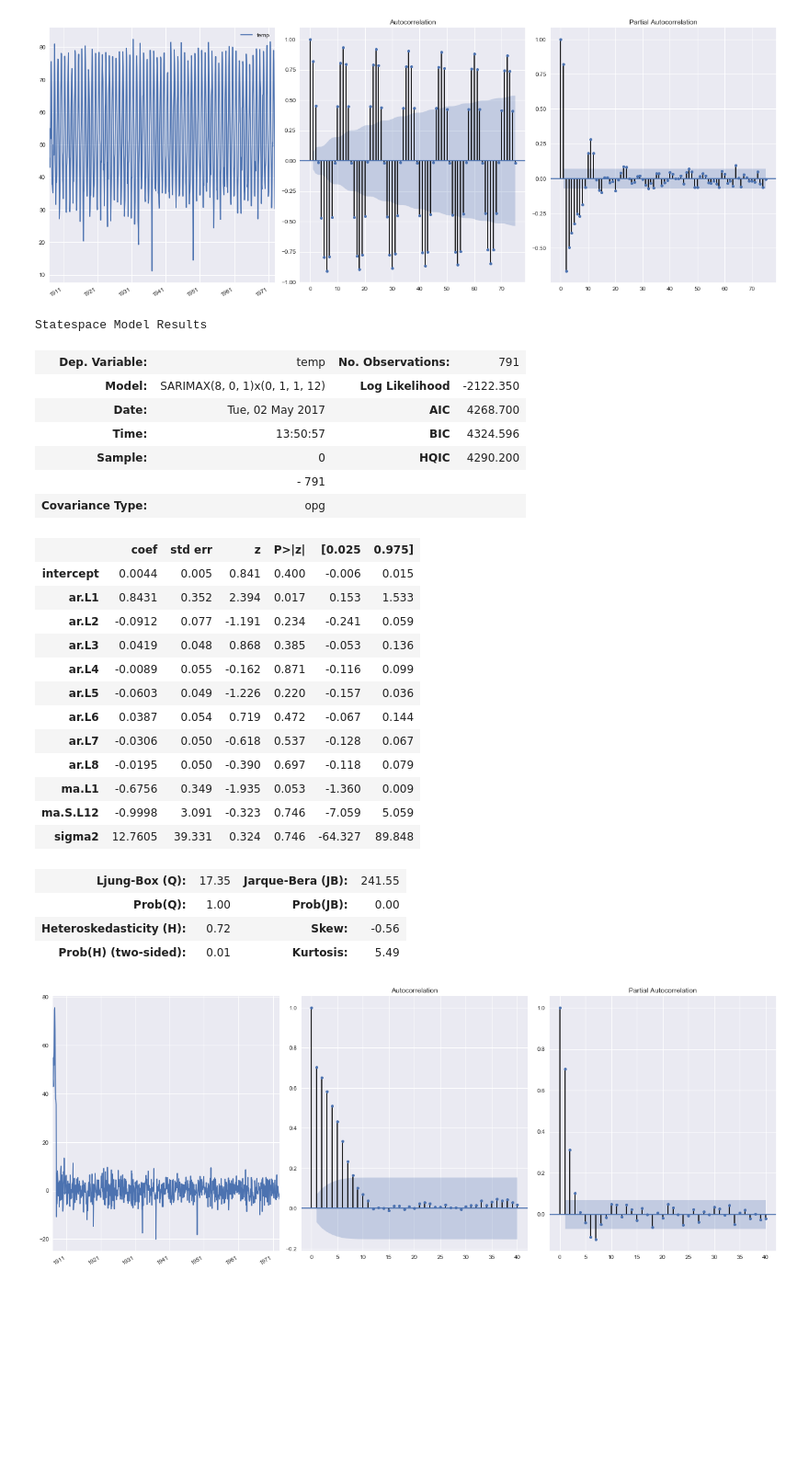
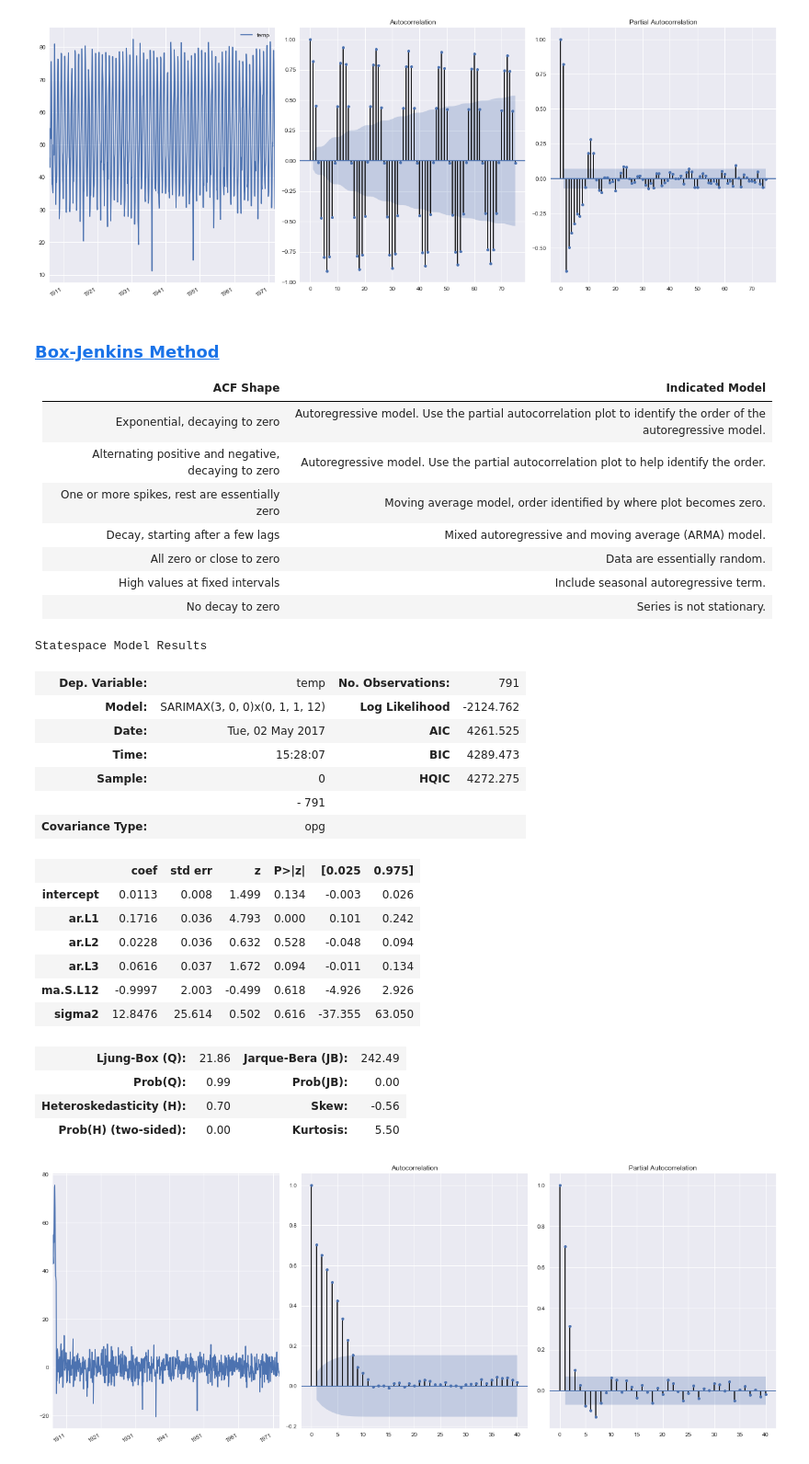
Before and after one commit to ultimatist/ODSC17, a Jupyter notebook: Time Series with Python (ODSC) SOL.ipynb, the cells around one changed output. Shown at 92% size. Saved outputs shown, nothing was run; the diff lists cells and outputs as text; code cells hidden in the pictures; blank space fills up the shorter version.

```diff
--- a/Time Series with Python (ODSC) SOL.ipynb
+++ b/Time Series with Python (ODSC) SOL.ipynb
@@ -358,40 +361,46 @@ plots(monthly_temp, lags=75);
 # we note a 12-period cycle (yearly) with suspension bridge design, so must use SARIMA
 # %% [output]
 [figure]
+# %% [markdown]
+### [Box-Jenkins Method](https://en.wikipedia.org/wiki/Box–Jenkins_method)
+
+ACF Shape|Indicated Model
+---|---
+Exponential, decaying to zero|Autoregressive model. Use the partial autocorrelation plot to identify the order of the autoregressive model.
+Alternating positive and negative, decaying to zero|Autoregressive model. Use the partial autocorrelation plot to help identify the order.
+One or more spikes, rest are essentially zero|Moving average model, order identified by where plot becomes zero.
+Decay, starting after a few lags|Mixed autoregressive and moving average (ARMA) model.
+All zero or close to zero|Data are essentially random.
+High values at fixed intervals|Include seasonal autoregressive term.
+No decay to zero|Series is not stationary.
 # %%
 # we might need to install dev version for statespace functionality
 #!pip install git+https://github.com/statsmodels/statsmodels.git
 import statsmodels.api as sm
 
 # fit SARIMA monthly based on helper plots
-sar = sm.tsa.statespace.SARIMAX(monthly_temp, order=(8,0,1), seasonal_order=(0,1,1,12), trend='c').fit()
+sar = sm.tsa.statespace.SARIMAX(monthly_temp, order=(3,0,0), seasonal_order=(0,1,1,12), trend='c').fit()
 sar.summary()
 # %% [output]
 Statespace Model Results
 | Dep. Variable: | temp | No. Observations: | 791 |
-| Model: | SARIMAX(8, 0, 1)x(0, 1, 1, 12) | Log Likelihood | -2122.350 |
-| Date: | Tue, 02 May 2017 | AIC | 4268.700 |
-| Time: | 13:50:57 | BIC | 4324.596 |
-| Sample: | 0 | HQIC | 4290.200 |
+| Model: | SARIMAX(3, 0, 0)x(0, 1, 1, 12) | Log Likelihood | -2124.762 |
+| Date: | Tue, 02 May 2017 | AIC | 4261.525 |
+| Time: | 15:28:07 | BIC | 4289.473 |
+| Sample: | 0 | HQIC | 4272.275 |
 |  | - 791 |  |  |
 | Covariance Type: | opg |  |  |
 |  | coef | std err | z | P>|z| | [0.025 | 0.975] |
-| intercept | 0.0044 | 0.005 | 0.841 | 0.400 | -0.006 | 0.015 |
-| ar.L1 | 0.8431 | 0.352 | 2.394 | 0.017 | 0.153 | 1.533 |
-| ar.L2 | -0.0912 | 0.077 | -1.191 | 0.234 | -0.241 | 0.059 |
-| ar.L3 | 0.0419 | 0.048 | 0.868 | 0.385 | -0.053 | 0.136 |
-| ar.L4 | -0.0089 | 0.055 | -0.162 | 0.871 | -0.116 | 0.099 |
-| ar.L5 | -0.0603 | 0.049 | -1.226 | 0.220 | -0.157 | 0.036 |
-| ar.L6 | 0.0387 | 0.054 | 0.719 | 0.472 | -0.067 | 0.144 |
-| ar.L7 | -0.0306 | 0.050 | -0.618 | 0.537 | -0.128 | 0.067 |
-| ar.L8 | -0.0195 | 0.050 | -0.390 | 0.697 | -0.118 | 0.079 |
-| ma.L1 | -0.6756 | 0.349 | -1.935 | 0.053 | -1.360 | 0.009 |
-| ma.S.L12 | -0.9998 | 3.091 | -0.323 | 0.746 | -7.059 | 5.059 |
-| sigma2 | 12.7605 | 39.331 | 0.324 | 0.746 | -64.327 | 89.848 |
+| intercept | 0.0113 | 0.008 | 1.499 | 0.134 | -0.003 | 0.026 |
+| ar.L1 | 0.1716 | 0.036 | 4.793 | 0.000 | 0.101 | 0.242 |
+| ar.L2 | 0.0228 | 0.036 | 0.632 | 0.528 | -0.048 | 0.094 |
+| ar.L3 | 0.0616 | 0.037 | 1.672 | 0.094 | -0.011 | 0.134 |
+| ma.S.L12 | -0.9997 | 2.003 | -0.499 | 0.618 | -4.926 | 2.926 |
+| sigma2 | 12.8476 | 25.614 | 0.502 | 0.616 | -37.355 | 63.050 |
-| Ljung-Box (Q): | 17.35 | Jarque-Bera (JB): | 241.55 |
-| Prob(Q): | 1.00 | Prob(JB): | 0.00 |
-| Heteroskedasticity (H): | 0.72 | Skew: | -0.56 |
-| Prob(H) (two-sided): | 0.01 | Kurtosis: | 5.49 |
+| Ljung-Box (Q): | 21.86 | Jarque-Bera (JB): | 242.49 |
+| Prob(Q): | 0.99 | Prob(JB): | 0.00 |
+| Heteroskedasticity (H): | 0.70 | Skew: | -0.56 |
+| Prob(H) (two-sided): | 0.00 | Kurtosis: | 5.50 |
 # %%
 # plot resids
 plots(sar.resid, lags=40);
```
Also changed, not shown: parts of 16 cells of this notebook.
